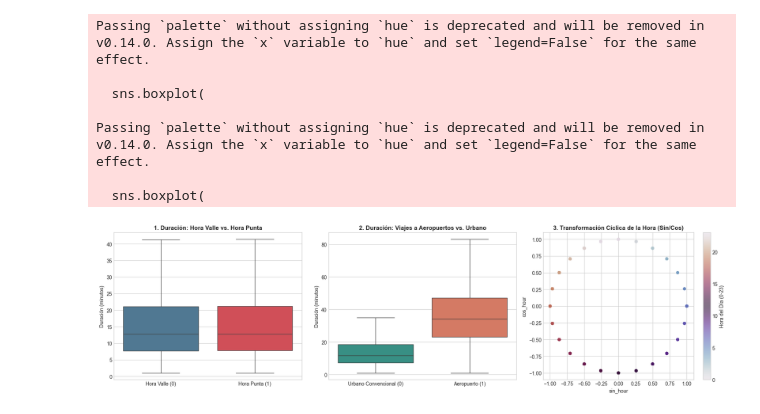
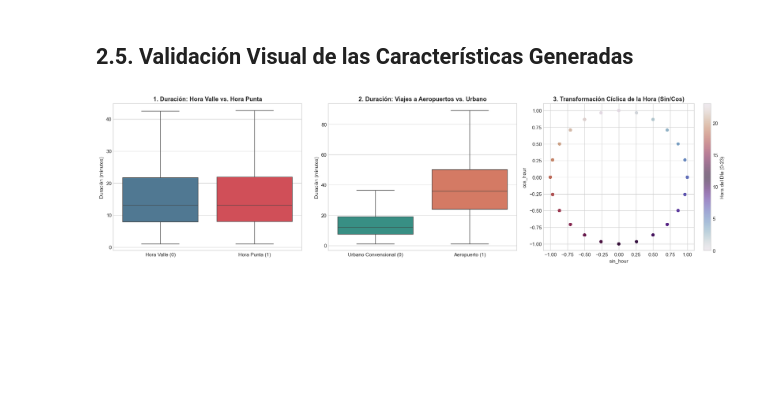
Before and after one commit to AxelPortal/MachineLearning_Proyecto, a Jupyter notebook: notebooks/02_limpieza_features.ipynb, the cells around one changed output. Drawn from its saved outputs; the diff is of its cells as text; code cells hidden in the pictures; blank space fills up the shorter version.

```diff
--- a/notebooks/02_limpieza_features.ipynb
+++ b/notebooks/02_limpieza_features.ipynb
@@ -123,0 +109,20 @@ Evaluamos visualmente el comportamiento de las variables generadas para verifica
+# %%
+fe = FeatureExtractor(drop_datetime=True)
+df_features = fe.transform(df_clean)
+
+mem_default_mb = (len(df_features) * len(df_features.columns) * 8) / (1024**2)
+mem_opt_mb = df_features.memory_usage(deep=True).sum() / (1024**2)
+
+print(f'Dimensiones finales (6 meses completos): {df_features.shape}')
+print(f'Memoria RAM si se usaran tipos por defecto (int64/float64): {mem_default_mb:,.2f} MB')
+print(f'Memoria RAM con Downcasting (int8/uint16/float32)         : {mem_opt_mb:,.2f} MB (Ahorro en features: {(1 - mem_opt_mb/mem_default_mb)*100:.1f}%)')
+
+tabla_tipos = pd.DataFrame({
+    'Columna': df_features.columns,
+    'Tipo_Original_Default': ['int64', 'float64', 'int64', 'int64', 'float64', 'int64', 'int64', 'int64', 'int64', 'int64', 'float64', 'float64', 'int64'],
+    'Bytes_Default': [8]*len(df_features.columns),
+    'Tipo_Optimizado': [str(t) for t in df_features.dtypes],
+    'Bytes_Optimizado': [df_features[c].dtype.itemsize for c in df_features.columns]
+})
+tabla_tipos['Reduccion_%'] = ((1 - tabla_tipos['Bytes_Optimizado'] / tabla_tipos['Bytes_Default']) * 100).round(1)
+tabla_tipos
@@ -124,56 +147,42 @@ Evaluamos visualmente el comportamiento de las variables generadas para verifica
+# %% [markdown]
+## 2.5. Validación Visual de las Características Generadas
 # %%
+df_sample_vis = df_features.sample(n=100_000, random_state=42)
 fig, axes = plt.subplots(1, 3, figsize=(18, 5))
 
 # Gráfico 1: Duración en Hora Punta vs Hora Valle
 sns.boxplot(
-    data=df_features,
-    x='is_rush_hour',
-    y='trip_duration',
-    palette=['#457b9d', '#e63946'],
-    showfliers=False,
-    ax=axes[0]
+    data=df_sample_vis, x='is_rush_hour', y='trip_duration',
+    hue='is_rush_hour', palette=['#457b9d', '#e63946'], legend=False, showfliers=False, ax=axes[0]
 )
+axes[0].set_xticks([0, 1])
 axes[0].set_xticklabels(['Hora Valle (0)', 'Hora Punta (1)'])
 axes[0].set_title('1. Duración: Hora Valle vs. Hora Punta', fontweight='bold')
 axes[0].set_xlabel('')
 axes[0].set_ylabel('Duración (minutos)')
 
 # Gráfico 2: Duración según viaje a Aeropuerto
 sns.boxplot(
-    data=df_features,
-    x='is_airport',
-    y='trip_duration',
-    palette=['#2a9d8f', '#e76f51'],
-    showfliers=False,
-    ax=axes[1]
+    data=df_sample_vis, x='is_airport', y='trip_duration',
+    hue='is_airport', palette=['#2a9d8f', '#e76f51'], legend=False, showfliers=False, ax=axes[1]
 )
+axes[1].set_xticks([0, 1])
 axes[1].set_xticklabels(['Urbano Convencional (0)', 'Aeropuerto (1)'])
 axes[1].set_title('2. Duración: Viajes a Aeropuertos vs. Urbano', fontweight='bold')
 axes[1].set_xlabel('')
 axes[1].set_ylabel('Duración (minutos)')
 
 # Gráfico 3: Visualización de Features Cíclicas
 scatter = axes[2].scatter(
-    df_features['sin_hour'].iloc[:2000],
-    df_features['cos_hour'].iloc[:2000],
-    c=df_features['pickup_hour'].iloc[:2000],
-    cmap='twilight',
-    alpha=0.6,
-    s=25
+    df_sample_vis['sin_hour'].iloc[:2000], df_sample_vis['cos_hour'].iloc[:2000],
+    c=df_sample_vis['pickup_hour'].iloc[:2000], cmap='twilight', alpha=0.6, s=25
 )
 fig.colorbar(scatter, ax=axes[2], label='Hora del Día (0-23)')
 axes[2].set_title('3. Transformación Cíclica de la Hora (Sin/Cos)', fontweight='bold')
 axes[2].set_xlabel('sin_hour')
 axes[2].set_ylabel('cos_hour')
 
 plt.tight_layout()
 plt.show()
 # %% [output]
-Passing `palette` without assigning `hue` is deprecated and will be removed in v0.14.0. Assign the `x` variable to `hue` and set `legend=False` for the same effect.
-
-  sns.boxplot(
-
-Passing `palette` without assigning `hue` is deprecated and will be removed in v0.14.0. Assign the `x` variable to `hue` and set `legend=False` for the same effect.
-
-  sns.boxplot(
-[figure, old version]
+[figure, new version]
```
Also changed, not shown: parts of 28 cells of this notebook, 12 other files.
